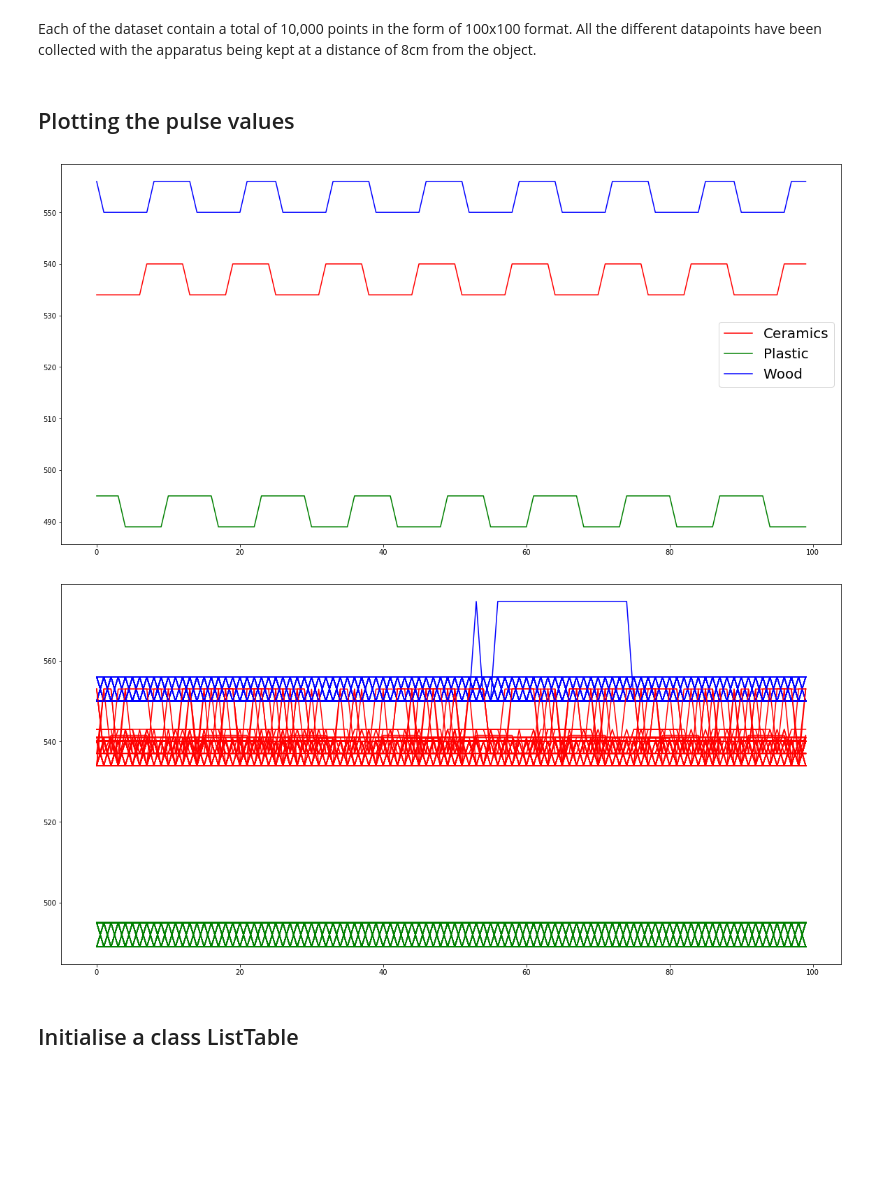
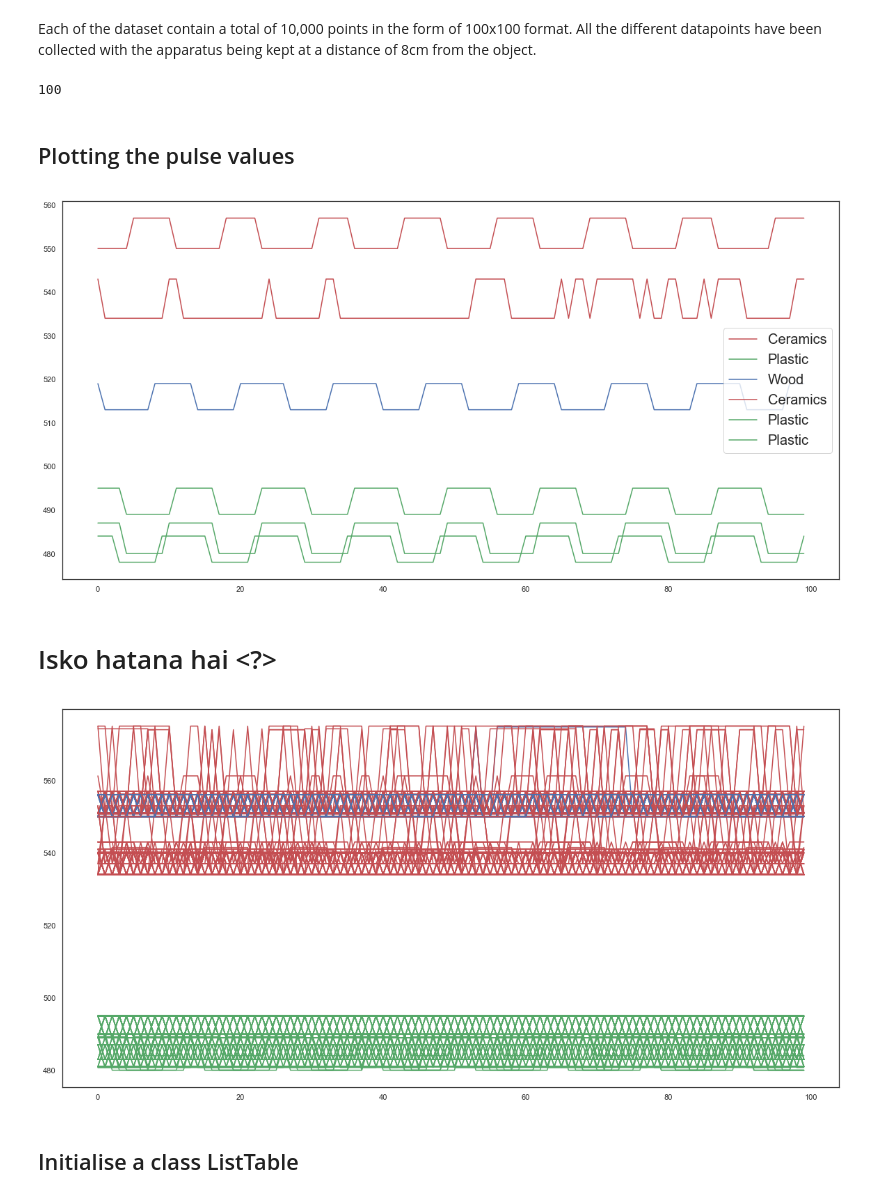
Before and after one commit to AnshulHedau/Pehchaan-The-Identifier, a Jupyter notebook: Data_Analysis_Python/Data Classification.ipynb, the cells around one changed output. Cells and saved outputs as stored; diff of their text form; code cells hidden in the pictures; blank space fills up the shorter version.

Commit message:
added dataset and minor changes

```diff
--- a/Data_Analysis_Python/Data Classification.ipynb
+++ b/Data_Analysis_Python/Data Classification.ipynb
@@ -16,7 +16,7 @@ import scipy.stats as stats
 # %%
 dataset = []
 # %%
-dataset_sample = genfromtxt('new_datasets/plastic_3.csv', delimiter=',')
+dataset_sample = genfromtxt('new_datasets/ceramic_5.csv', delimiter=',')
 # %%
 plt.figure(figsize=(20,10))
 
@@ -28,6 +30,5 @@ plt.figure(figsize=(20,10))
 for i in range(0, 50):
     dataset.append([np.percentile(dataset_sample[i], 75) if val > np.mean(dataset_sample[i]) else np.percentile(dataset_sample[i], 25) for val in dataset_sample[i]])
 for i in range(0, 50):
-    plt.plot(new_list[i],'g', linewidth=0.5)
-#     plt.plot(dataset_sample[i],'r', linewidth=1.5)
+    plt.plot(dataset_sample[i],'g', linewidth=1.5)
 plt.show()
@@ -49,28 +54,38 @@ Each of the dataset contain a total of 10,000 points in the form of 100x100 form
 dataset_plastic = genfromtxt('plastic_consolidated.csv', delimiter=',')
 dataset_ceremic = genfromtxt('ceremics_consolidated.csv', delimiter=',')
 dataset_wood = genfromtxt('wood_consolidated.csv', delimiter=',')
+dataset_plastic_2 = genfromtxt('plastic_consolidated_2.csv', delimiter=',')
+dataset_ceremic_2 = genfromtxt('ceremics_consolidated_2.csv', delimiter=',')
+dataset_plastic_3 = genfromtxt('plastic_consolidated_3.csv', delimiter=',')
+len(dataset_ceremic_2)
+# %% [output]
+100
 # %% [markdown]
 ## Plotting the pulse values
 # %%
 plt.figure(figsize=(20,10))
 
-for i in range(1,2):
+for i in range(99,100):
     plt.plot(dataset_ceremic[i],'r',label='Ceramics', linewidth=1.5)
     plt.plot(dataset_plastic[i],'g',label='Plastic', linewidth=1.5)
     plt.plot(dataset_wood[i],'b',label='Wood', linewidth=1.5)
 plt.legend(loc='best',prop={'size': 20})
 plt.show()
 # %% [output]
-[figure, old version]
+[figure, new version]
+# %% [markdown]
+# Isko hatana hai <?>
 # %%
 plt.figure(figsize=(20,10))
 
 for i in range(0,90):
     plt.plot(dataset_ceremic[i],'r', linewidth=1.5)
     plt.plot(dataset_plastic[i],'g', linewidth=1.5)
     plt.plot(dataset_wood[i],'b', linewidth=1.5)
+    plt.plot(dataset_ceremic_2[i],'r', linewidth=1.5)
+    plt.plot(dataset_plastic_2[i],'g', linewidth=1.5)
 plt.show()
 # %% [output]
-[figure, old version]
+[figure, new version]
 # %% [markdown]
 ## Initialise a class ListTable
```
Also changed, not shown: parts of 32 cells of this notebook, 13 other files.
